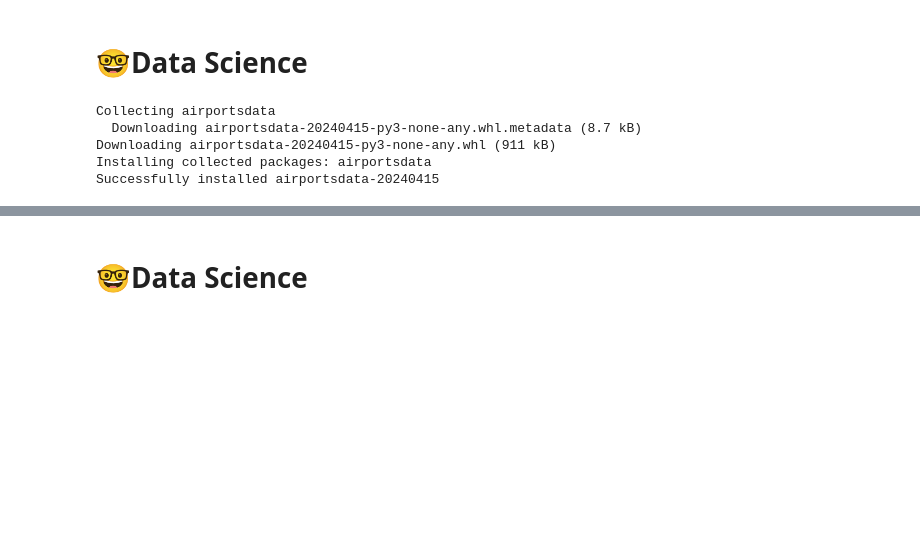
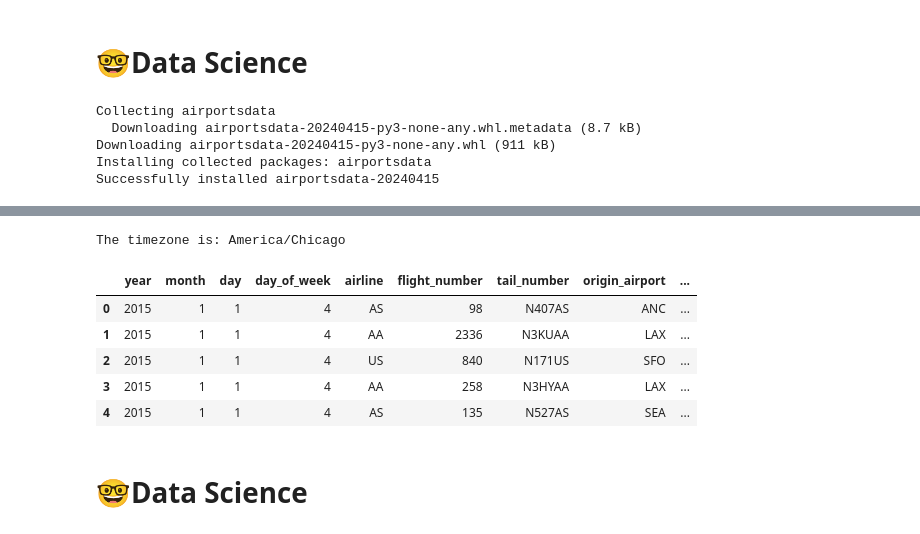
Before and after one commit to cmd-master/airline, a Jupyter notebook: airline-delays.ipynb, the cells around one changed output, grey strips where cells are left out. Saved outputs shown, nothing was run; the diff lists cells and outputs as text; code cells hidden in the pictures; blank space fills up the shorter version.

```diff
--- a/airline-delays.ipynb
+++ b/airline-delays.ipynb
@@ -22 +93,26 @@ Successfully installed airportsdata-20240415
+# %%
+from timezonefinder import TimezoneFinder
+
+# Create an instance of TimezoneFinder
+tf = TimezoneFinder()
+
+# Latitude and Longitude coordinates
+latitude = 30.48325
+longitude = -86.52540
+
+# Get the timezone
+timezone = tf.timezone_at(lat=latitude, lng=longitude)
+
+print("The timezone is:", timezone)
+# %% [output]
+The timezone is: America/Chicago
+# %%
+df.head()
+# %% [output]
+|  | year | month | day | day_of_week | airline | flight_number | tail_number | origin_airport | ... |
+| 0 | 2015 | 1 | 1 | 4 | AS | 98 | N407AS | ANC | ... |
+| 1 | 2015 | 1 | 1 | 4 | AA | 2336 | N3KUAA | LAX | ... |
+| 2 | 2015 | 1 | 1 | 4 | US | 840 | N171US | SFO | ... |
+| 3 | 2015 | 1 | 1 | 4 | AA | 258 | N3HYAA | LAX | ... |
+| 4 | 2015 | 1 | 1 | 4 | AS | 135 | N527AS | SEA | ... |
 # %%
```
Also changed, not shown: parts of 7 cells of this notebook.
